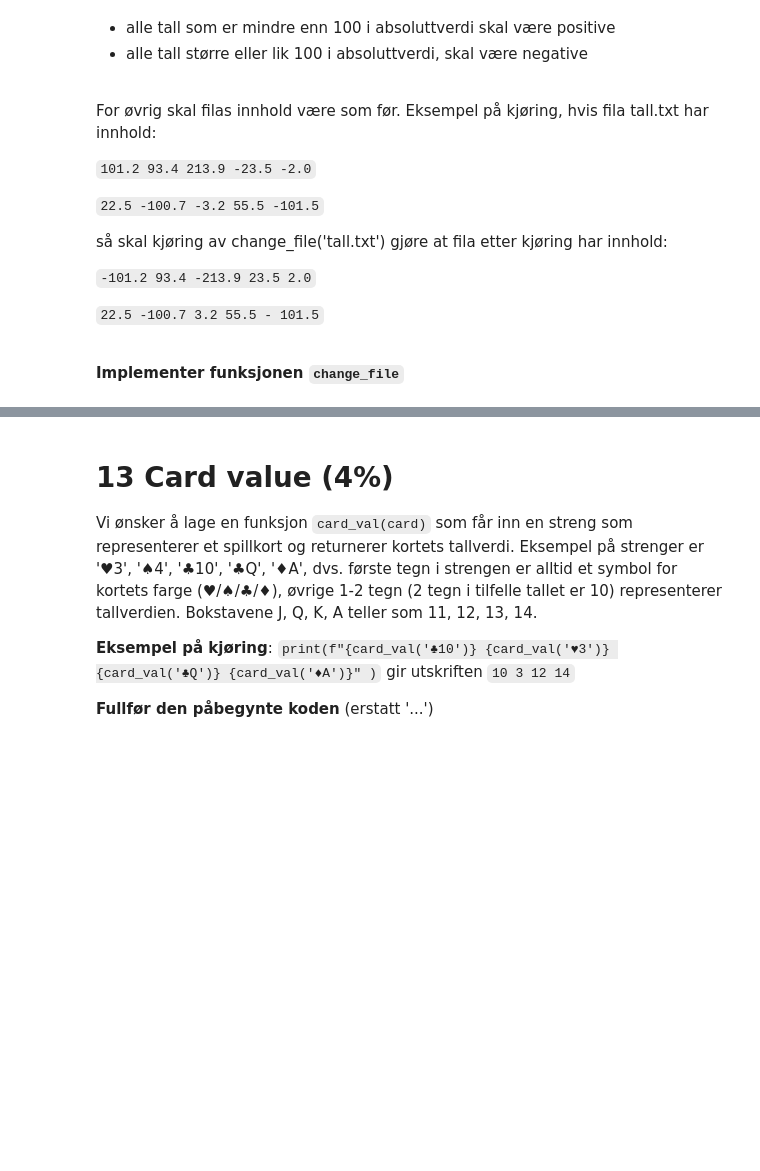
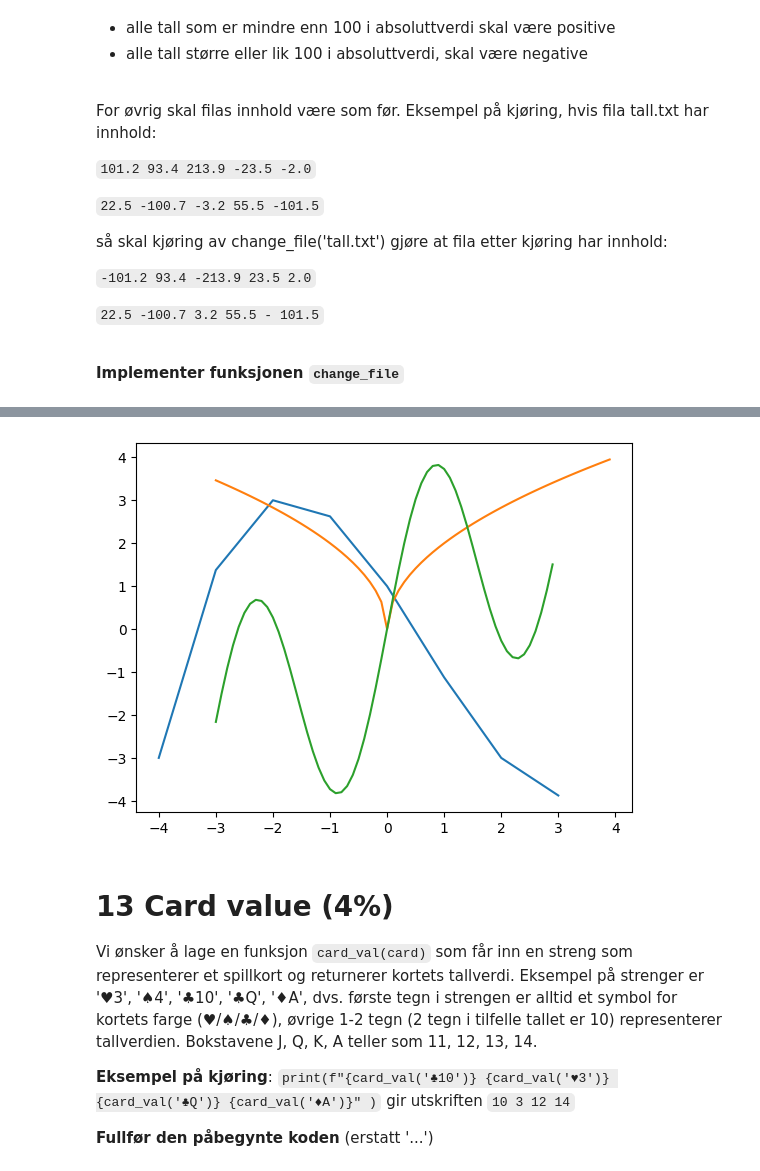
Before and after one commit to erikbohne/TDT4110_Informasjonsteknologi, a Jupyter notebook: old_exams/eksamen_ord_2022_1/eksamen_2022_1_programmering.ipynb, the cells around one changed output, grey strips where cells are left out. Drawn from its saved outputs; the diff is of its cells as text; code cells hidden in the pictures; blank space fills up the shorter version.

```diff
--- a/old_exams/eksamen_ord_2022_1/eksamen_2022_1_programmering.ipynb
+++ b/old_exams/eksamen_ord_2022_1/eksamen_2022_1_programmering.ipynb
@@ -269,17 +373,28 @@ om generering av disse navnene ikke er med i koden.
 # %%
 import numpy as np
 import matplotlib.pyplot as plt
 
 def f(x):
     return 0.125*x**3 - 0.25*x**2 - 2*x + 1
 
 def g(x):
     return 2*np.sqrt(np.abs(x))
 
 def h(x):
     return 3*np.sin(2*x)+ x
 
-# Skriv kode her
+x1 = np.arange(-4, 4, 1)
+plt.plot(x1, f(x1))
+
+x2 = np.arange(-3, 4, 0.1)
+plt.plot(x2, g(x2))
+
+x3 = np.arange(-3, 3, 0.1)
+plt.plot(x3, h(x3))
+
+plt.show()
+# %% [output]
+[figure, added]
 # %% [markdown]
 # 13 Card value (4%)
 
```
Also changed, not shown: parts of 37 cells of this notebook, 3 other files.
